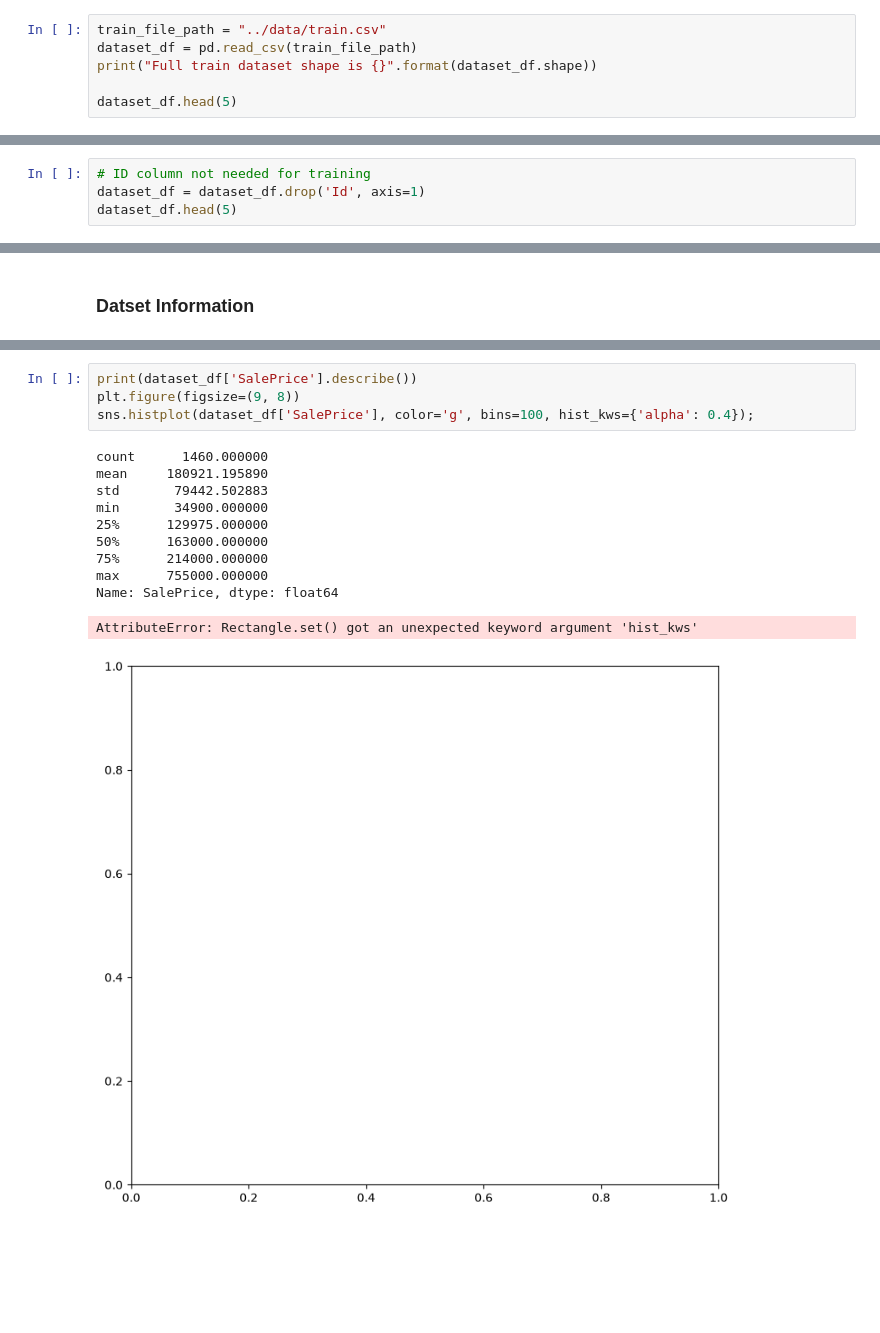
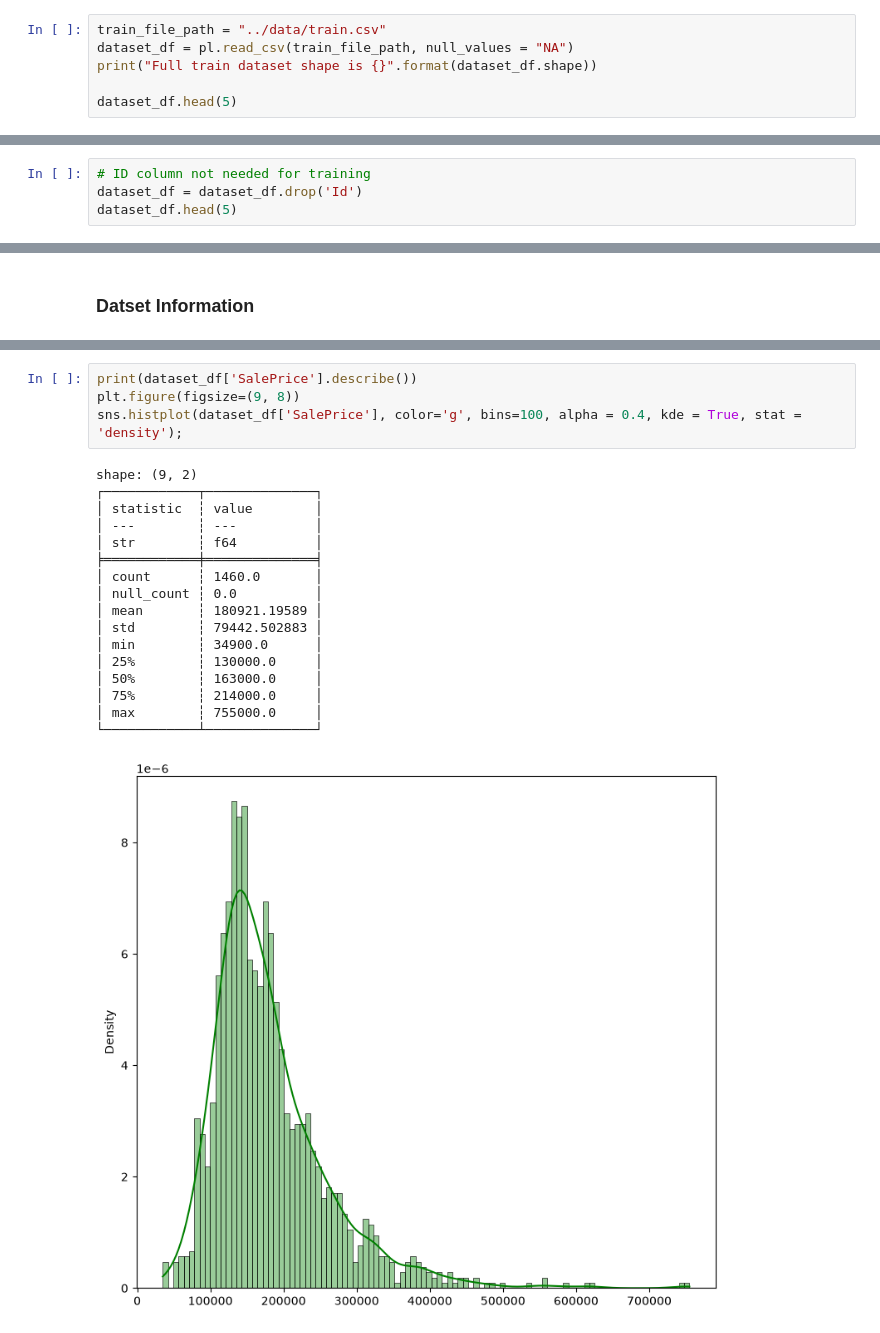
Before and after one commit to ChristianVaikona/kaggle-housing, a Jupyter notebook: notebooks/main.ipynb, the cells around one changed output, grey strips where cells are left out. Cells and saved outputs as stored; diff of their text form; blank space fills up the shorter version.

```diff
--- a/notebooks/main.ipynb
+++ b/notebooks/main.ipynb
@@ -16,7 +18,7 @@ Yggdrasil Decision Forests v0.16.1
 ## Datasets
 # %%
 train_file_path = "../data/train.csv"
-dataset_df = pd.read_csv(train_file_path)
+dataset_df = pl.read_csv(train_file_path, null_values = "NA")
 print("Full train dataset shape is {}".format(dataset_df.shape))
 
 dataset_df.head(5)
@@ -33,6 +36,6 @@ Full train dataset shape is (1460, 81)
 ### Dropping
 # %%
 # ID column not needed for training
-dataset_df = dataset_df.drop('Id', axis=1)
+dataset_df = dataset_df.drop('Id')
 dataset_df.head(5)
 # %% [output]
@@ -70,16 +71,22 @@ memory usage: 912.6 KB
 # %%
 print(dataset_df['SalePrice'].describe())
 plt.figure(figsize=(9, 8))
-sns.histplot(dataset_df['SalePrice'], color='g', bins=100, hist_kws={'alpha': 0.4});
+sns.histplot(dataset_df['SalePrice'], color='g', bins=100, alpha = 0.4, kde = True, stat = 'density');
 # %% [output]
-count      1460.000000
-mean     180921.195890
-std       79442.502883
-min       34900.000000
-25%      129975.000000
-50%      163000.000000
-75%      214000.000000
-max      755000.000000
-Name: SalePrice, dtype: float64
+shape: (9, 2)
+┌────────────┬──────────────┐
+│ statistic  ┆ value        │
+│ ---        ┆ ---          │
+│ str        ┆ f64          │
+╞════════════╪══════════════╡
+│ count      ┆ 1460.0       │
+│ null_count ┆ 0.0          │
+│ mean       ┆ 180921.19589 │
+│ std        ┆ 79442.502883 │
+│ min        ┆ 34900.0      │
+│ 25%        ┆ 130000.0     │
+│ 50%        ┆ 163000.0     │
+│ 75%        ┆ 214000.0     │
+│ max        ┆ 755000.0     │
+└────────────┴──────────────┘
-AttributeError: Rectangle.set() got an unexpected keyword argument 'hist_kws'
-[figure, old version]
+[figure, new version]
```
Also changed, not shown: parts of 9 cells of this notebook.
